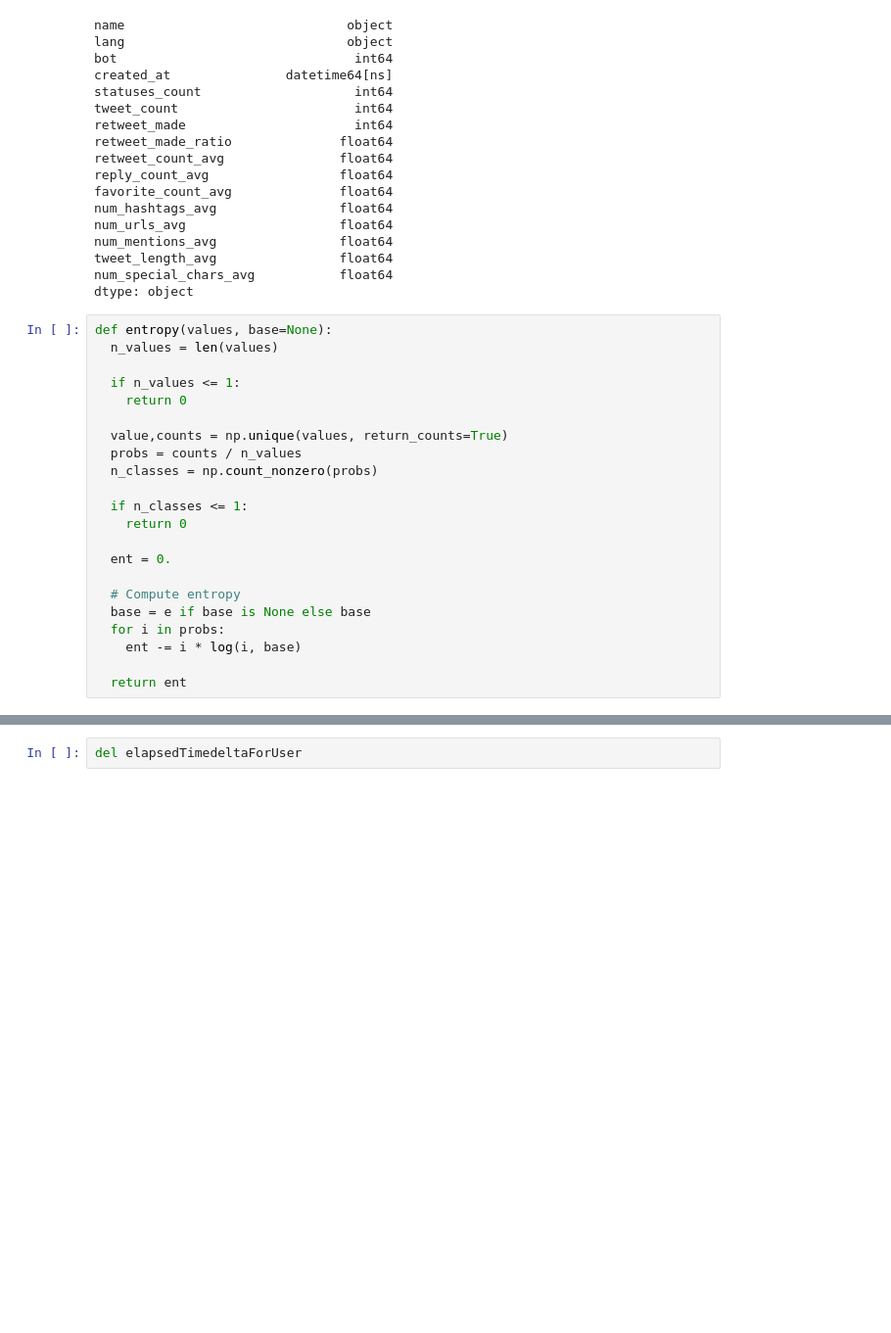
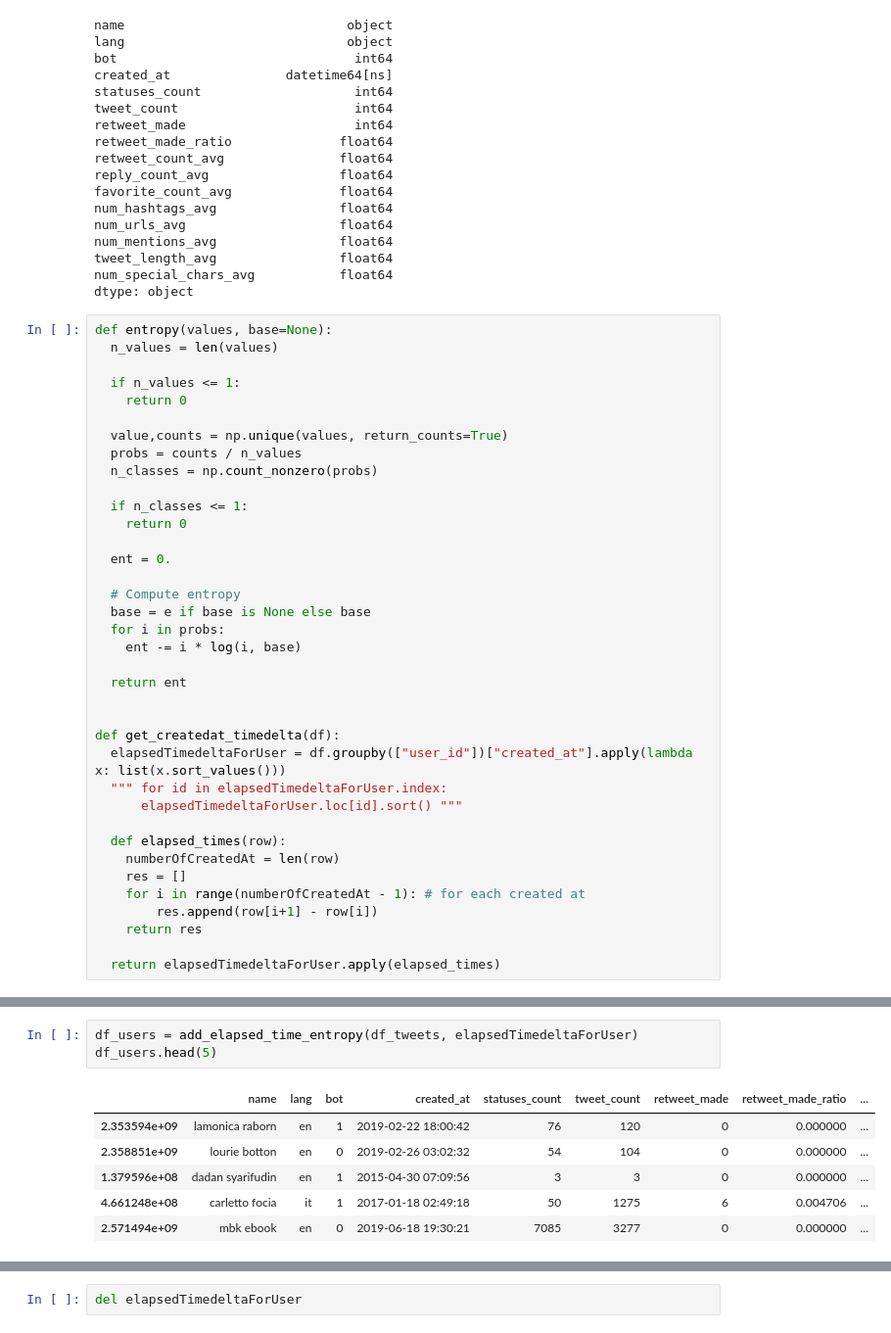
Before and after one commit to domferr/Data-Mining, a Jupyter notebook: Notebooks/5 Create indicators.ipynb, the cells around one changed output, grey strips where cells are left out. Shown at 98% size. Drawn from its saved outputs; the diff is of its cells as text; blank space fills up the shorter version.

```diff
--- a/Notebooks/5 Create indicators.ipynb
+++ b/Notebooks/5 Create indicators.ipynb
@@ -305,3 +297,18 @@ def entropy(values, base=None):
     ent -= i * log(i, base)
 
   return ent
+
+
+def get_createdat_timedelta(df):
+  elapsedTimedeltaForUser = df.groupby(["user_id"])["created_at"].apply(lambda x: list(x.sort_values()))
+  """ for id in elapsedTimedeltaForUser.index:
+      elapsedTimedeltaForUser.loc[id].sort() """
+
+  def elapsed_times(row):
+    numberOfCreatedAt = len(row)
+    res = []
+    for i in range(numberOfCreatedAt - 1): # for each created at
+        res.append(row[i+1] - row[i])
+    return res
+
+  return elapsedTimedeltaForUser.apply(elapsed_times)
@@ -360,0 +343,10 @@ Name: created_at, Length: 12142, dtype: object
+# %%
+df_users = add_elapsed_time_entropy(df_tweets, elapsedTimedeltaForUser)
+df_users.head(5)
+# %% [output]
+|  | name | lang | bot | created_at | statuses_count | tweet_count | retweet_made | retweet_made_ratio | ... |
+| 2.353594e+09 | lamonica raborn | en | 1 | 2019-02-22 18:00:42 | 76 | 120 | 0 | 0.000000 | ... |
+| 2.358851e+09 | lourie botton | en | 0 | 2019-02-26 03:02:32 | 54 | 104 | 0 | 0.000000 | ... |
+| 1.379596e+08 | dadan syarifudin | en | 1 | 2015-04-30 07:09:56 | 3 | 3 | 0 | 0.000000 | ... |
+| 4.661248e+08 | carletto focia | it | 1 | 2017-01-18 02:49:18 | 50 | 1275 | 6 | 0.004706 | ... |
+| 2.571494e+09 | mbk ebook | en | 0 | 2019-06-18 19:30:21 | 7085 | 3277 | 0 | 0.000000 | ... |
```
Also changed, not shown: parts of 35 cells of this notebook, 1 other file.
